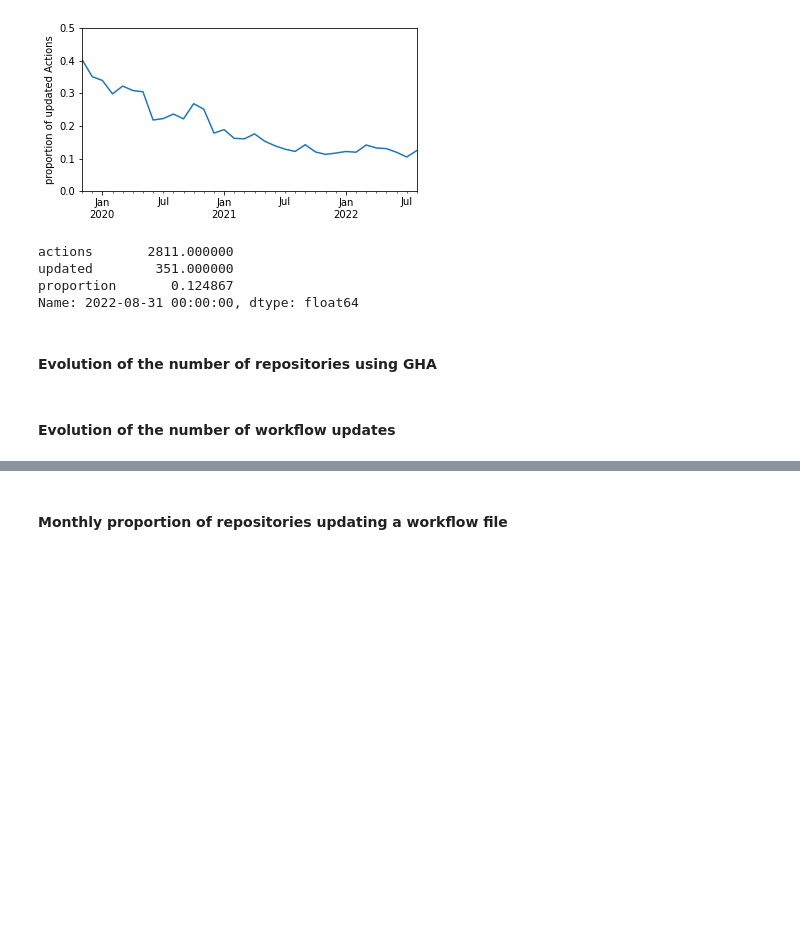
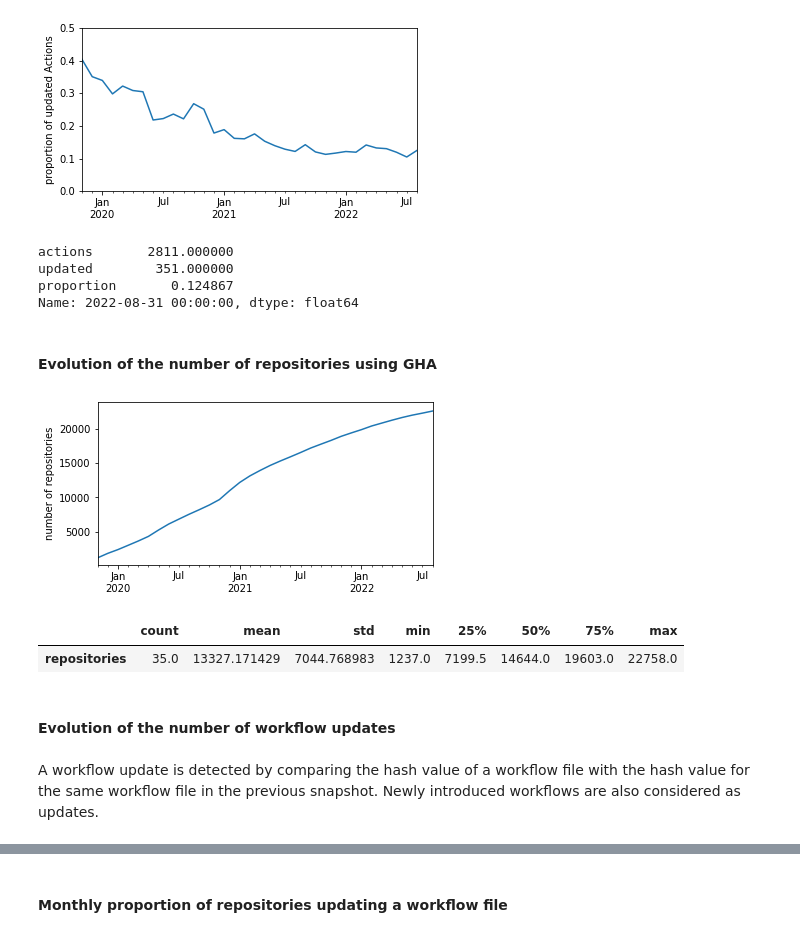
Before and after one commit to AlexandreDecan/secos-ghalag, a Jupyter notebook: notebooks/Release frequency.ipynb, the cells around one changed output, grey strips where cells are left out. Drawn from its saved outputs; the diff is of its cells as text; code cells hidden in the pictures; blank space fills up the shorter version.

```diff
--- a/notebooks/Release frequency.ipynb
+++ b/notebooks/Release frequency.ipynb
@@ -46,6 +46,11 @@ df_releases = (
 )
 # %%
 # Updates of workflows
+df_workflows = (
+    pd.read_csv('../data/workflow_files.csv.gz')
+    .assign(date=lambda d: pd.to_datetime(d.date))
+    [['repository', 'date', 'filename', 'workflow']]
+)
 # %% [markdown]
 ### Data overview
 # %% [markdown]
@@ -139,14 +178,44 @@ ax.legend().remove()
 savefig(fig, 'rel_prop_updated')
 # %% [output]
 [figure]
-# %%
-temp.iloc[-1]
-# %% [output]
-actions       2811.000000
-updated        351.000000
-proportion       0.124867
-Name: 2022-08-31 00:00:00, dtype: float64
+# %%
+temp.iloc[-1]
+# %% [output]
+actions       2811.000000
+updated        351.000000
+proportion       0.124867
+Name: 2022-08-31 00:00:00, dtype: float64
 # %% [markdown]
 #### Evolution of the number of repositories using GHA
+# %%
+fig, ax = matplotlib.pyplot.subplots()
+
+temp = (
+    df_workflows
+    .sort_values('date', ascending=True)
+    .drop_duplicates('repository', keep='first')
+    .assign(repositories=lambda d: range(1, len(d) + 1))
+    .groupby(pd.Grouper(key='date', freq='M'))
+    .agg({'repositories': 'max'})
+)
+
+temp['repositories'].plot(ax=ax, color=PALETTE)
+
+ax.set(
+    xlabel=None,
+    xlim=DATE_RANGE,
+    ylabel='number of repositories',
+)
+
+savefig(fig, 'workflow_repository_number')
+# %% [output]
+[figure, added]
+# %%
+temp.describe().T
+# %% [output]
+|  | count | mean | std | min | 25% | 50% | 75% | max |
+| repositories | 35.0 | 13327.171429 | 7044.768983 | 1237.0 | 7199.5 | 14644.0 | 19603.0 | 22758.0 |
 # %% [markdown]
 #### Evolution of the number of workflow updates
+# %% [markdown]
+A workflow update is detected by comparing the hash value of a workflow file with the hash value for the same workflow file in the previous snapshot. Newly introduced workflows are also considered as updates.
```
Also changed, not shown: parts of 8 cells of this notebook.
